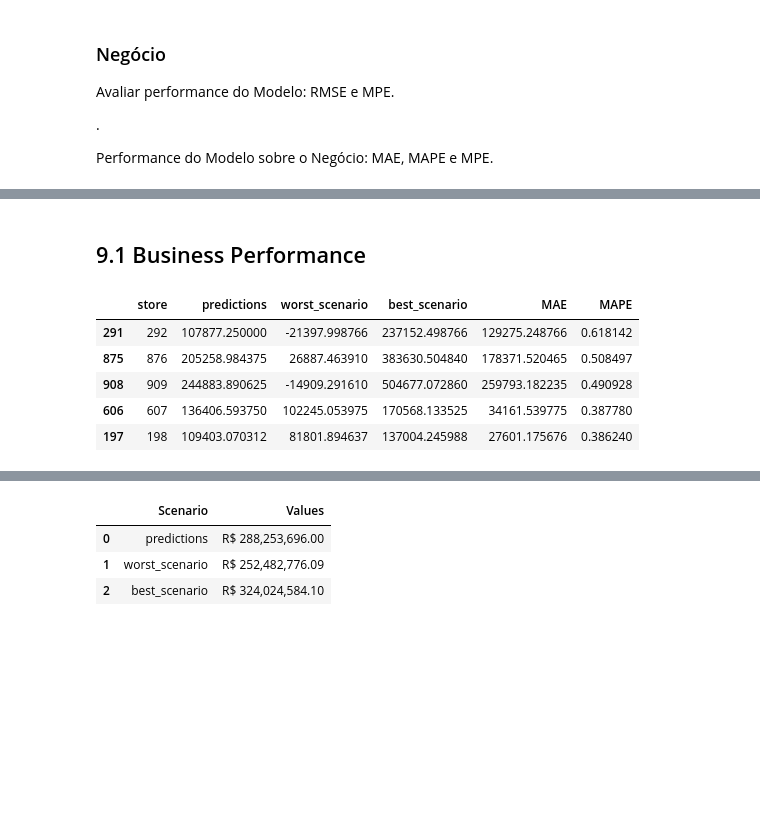
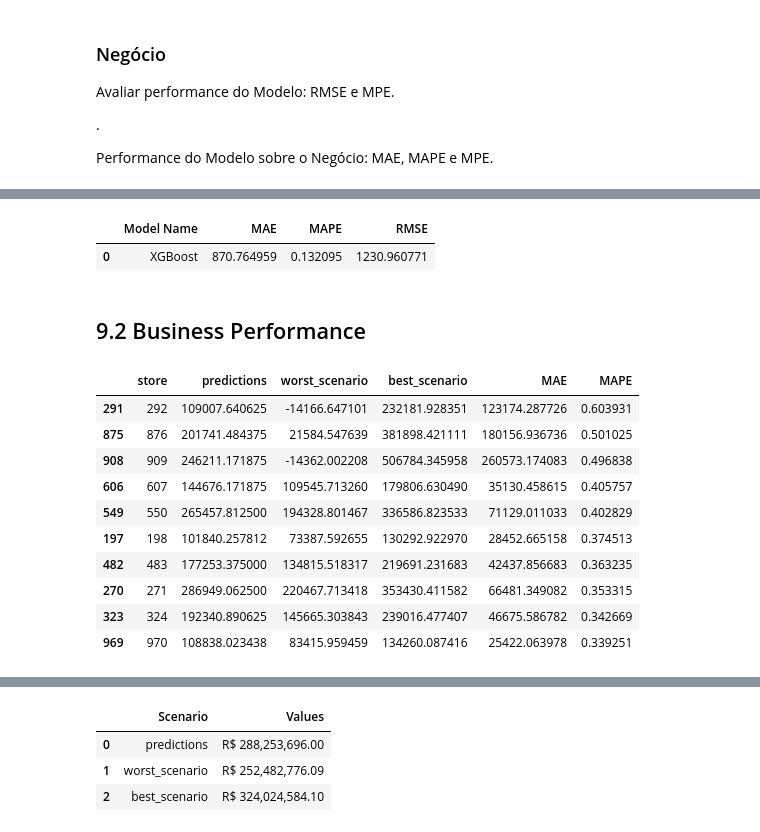
Before and after one commit to victor-bongestab/Rossman-Stores-Sales, a Jupyter notebook: v00_rossman-stores-sales.ipynb, the cells around one changed output, grey strips where cells are left out. Drawn from its saved outputs; the diff is of its cells as text; code cells hidden in the pictures; blank space fills up the shorter version.

```diff
--- a/v00_rossman-stores-sales.ipynb
+++ b/v00_rossman-stores-sales.ipynb
@@ -1502,25 +1541,19 @@ x_train.head(1)
 ## 6.3 Manual Feature Selection
 # %%
 # boruta features
-cols_selected_boruta = [ 'store',
-                         'promo',
-                         'store_type',
-                         'assortment',
-                         'competition_distance',
-                         'competition_open_since_month',
-                         'competition_open_since_year',
-                         'promo2',
-                         'promo2_since_week',
-                         'promo2_since_year',
-                         'competition_time_in_months',
-                         'promo_time_week']
+cols_selected_boruta = [ 'store', 'promo', 'store_type', 'assortment', 'competition_distance', 'competition_open_since_month', 'competition_open_since_year',
+                         'promo2', 'promo2_since_week', 'promo2_since_year', 'competition_time_in_months', 'promo_time_week' ]
+
+cols_selected = [ 'store', 'promo', 'store_type', 'assortment', 'competition_distance', 'competition_open_since_month', 'competition_open_since_year',
+                  'promo2', 'promo2_since_week', 'promo2_since_year', 'competition_time_in_months', 'promo_time_week', 'dayweek_sin', 'dayweek_cos',
+                  'month_sin', 'month_cos', 'daymonth_sin', 'daymonth_cos', 'weekyear_sin', 'weekyear_cos' ]
 
 # cols to add
 feat_to_add = [ 'date', 'sales' ]
 
 # final features
-cols_selected_boruta_full = cols_selected_boruta.copy()
-cols_selected_boruta_full.extend( feat_to_add )
+cols_selected_full = cols_selected.copy()
+cols_selected_full.extend( feat_to_add )
 # %% [markdown]
 # 7 MACHINE LEARNING ALGORITHMS
 # %% [markdown]
@@ -1575,11 +1608,11 @@ NÃO-LINEARES
 # %% [markdown]
 ## 7.0 Data
 # %%
-x_train_ml = x_train[ cols_selected_boruta ]
-x_test_ml = x_test[ cols_selected_boruta ]
+x_train_ml = x_train[ cols_selected ]
+x_test_ml = x_test[ cols_selected ]
 
 # Time Series data preparation - includes columns 'date' and 'sales'; taked full period.
-x_training = x_train[ cols_selected_boruta_full ]
+x_training = x_train[ cols_selected_full ]
 # %% [markdown]
 ## 7.1 Average Model
 # %%
@@ -1986,5 +2007,20 @@ Image( 'img/dash1.png' )
+# %%
+model_xgb_tuned = pickle.load( open( 'C:/Users/victo/comunidade_ds/repos/rossman-stores-sales/model/v00_model_rossman.pkl', 'rb' ) )
+yhat_xgb_tuned = model_xgb_tuned.predict( x_test_ml )
+xgb_result_tuned = ml_error( 'XGBoost', np.expm1(y_test), np.expm1(yhat_xgb_tuned) )
+# %%
+xgb_result_tuned
+# %% [output]
+|  | Model Name | MAE | MAPE | RMSE |
+| 0 | XGBoost | 870.764959 | 0.132095 | 1230.960771 |
+# %%
+df9 = x_test[ cols_selected_full ].copy()
+
+# rescale
+df9['sales'] = np.expm1( df9['sales'] )
+df9['predictions'] = np.expm1( yhat_xgb_tuned )
 # %% [markdown]
-## 9.1 Business Performance
+## 9.2 Business Performance
 # %%
 # sum of predictions
 df9_1 = df9[ [ 'store', 'predictions'] ].groupby('store').sum().reset_index()
@@ -2004,14 +2040,19 @@ df9_2['best_scenario'] = df9_2['predictions'] + df9_2['MAE']
 # order columns
 df9_2 = df9_2[ [ 'store', 'predictions', 'worst_scenario', 'best_scenario', 'MAE', 'MAPE' ] ]
 # %%
-df9_2.sort_values( 'MAPE', ascending=False ).head()
+df9_2.sort_values( 'MAPE', ascending=False ).head(10)
 # %% [output]
 |  | store | predictions | worst_scenario | best_scenario | MAE | MAPE |
-| 291 | 292 | 107877.250000 | -21397.998766 | 237152.498766 | 129275.248766 | 0.618142 |
-| 875 | 876 | 205258.984375 | 26887.463910 | 383630.504840 | 178371.520465 | 0.508497 |
-| 908 | 909 | 244883.890625 | -14909.291610 | 504677.072860 | 259793.182235 | 0.490928 |
-| 606 | 607 | 136406.593750 | 102245.053975 | 170568.133525 | 34161.539775 | 0.387780 |
-| 197 | 198 | 109403.070312 | 81801.894637 | 137004.245988 | 27601.175676 | 0.386240 |
+| 291 | 292 | 109007.640625 | -14166.647101 | 232181.928351 | 123174.287726 | 0.603931 |
+| 875 | 876 | 201741.484375 | 21584.547639 | 381898.421111 | 180156.936736 | 0.501025 |
+| 908 | 909 | 246211.171875 | -14362.002208 | 506784.345958 | 260573.174083 | 0.496838 |
+| 606 | 607 | 144676.171875 | 109545.713260 | 179806.630490 | 35130.458615 | 0.405757 |
+| 549 | 550 | 265457.812500 | 194328.801467 | 336586.823533 | 71129.011033 | 0.402829 |
+| 197 | 198 | 101840.257812 | 73387.592655 | 130292.922970 | 28452.665158 | 0.374513 |
+| 482 | 483 | 177253.375000 | 134815.518317 | 219691.231683 | 42437.856683 | 0.363235 |
+| 270 | 271 | 286949.062500 | 220467.713418 | 353430.411582 | 66481.349082 | 0.353315 |
+| 323 | 324 | 192340.890625 | 145665.303843 | 239016.477407 | 46675.586782 | 0.342669 |
+| 969 | 970 | 108838.023438 | 83415.959459 | 134260.087416 | 25422.063978 | 0.339251 |
 # %%
 sns.scatterplot( x='store', y='MAPE', data=df9_2 )
 # %% [output]
```
Also changed, not shown: parts of 61 cells of this notebook, 2 other files.
